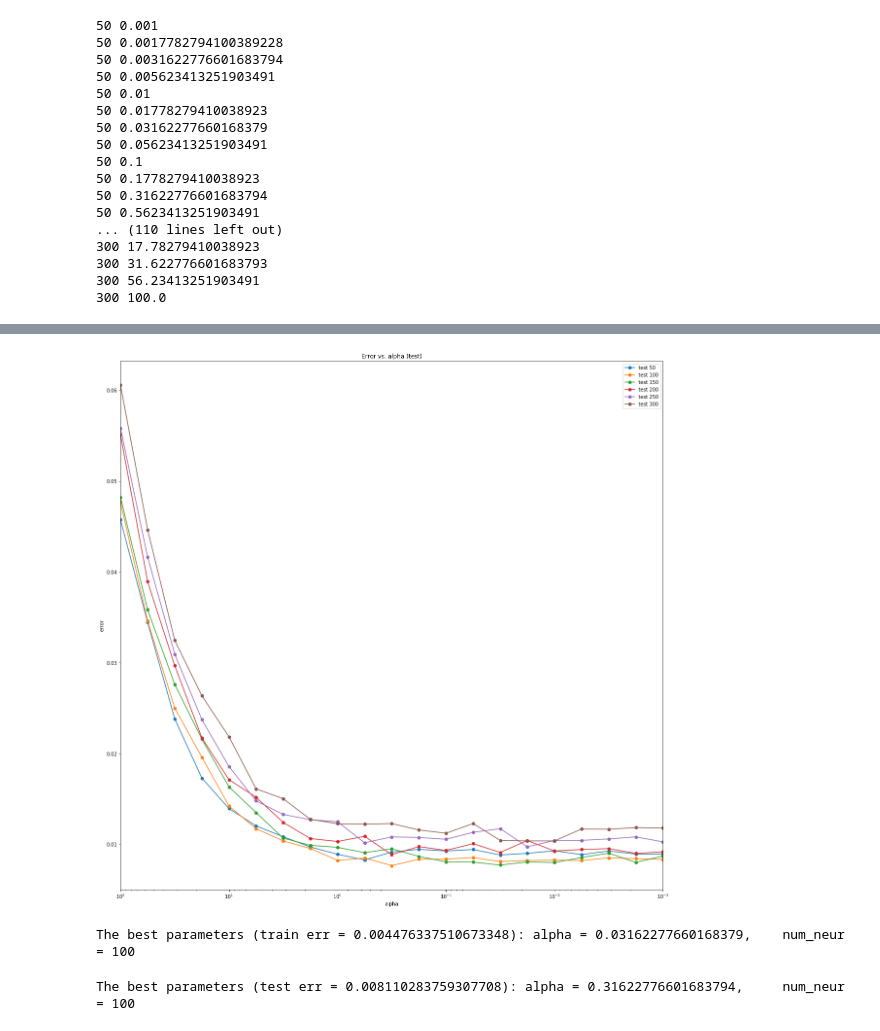
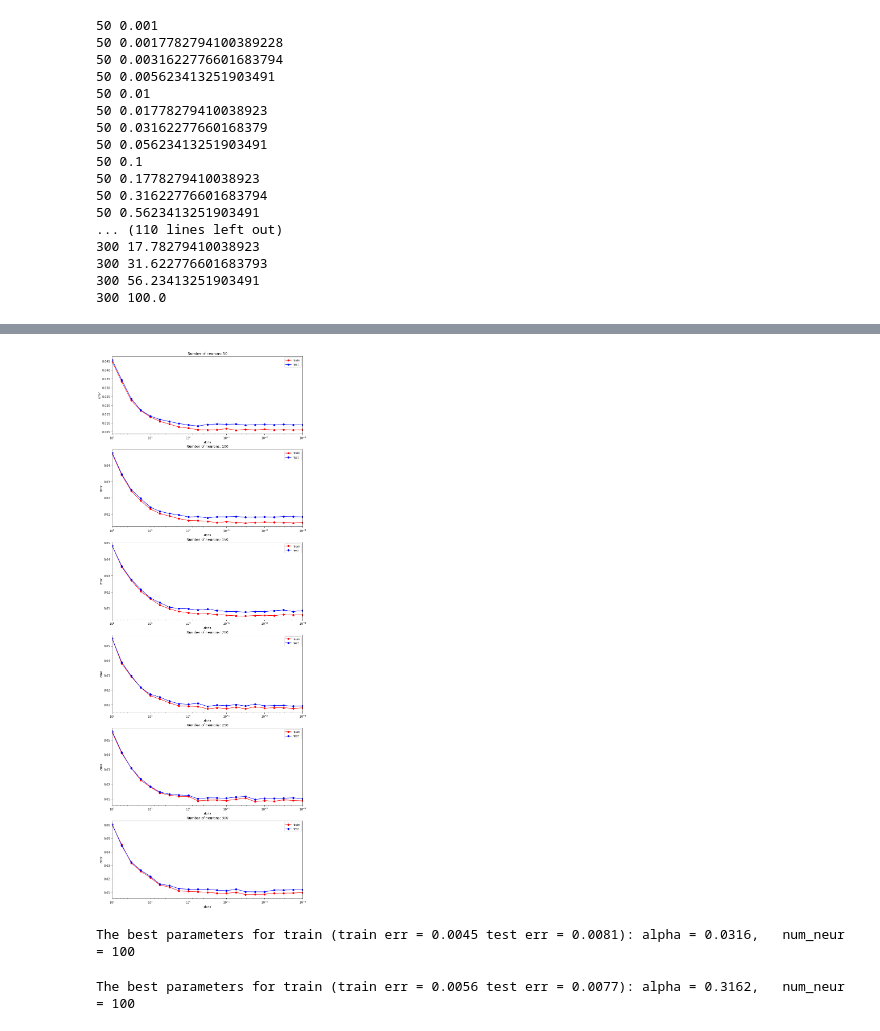
Before and after one commit to ABoltachev/Laba_1, a Jupyter notebook: Laba_1.ipynb, the cells around one changed output, grey strips where cells are left out. Saved outputs shown, nothing was run; the diff lists cells and outputs as text; code cells hidden in the pictures.

```diff
--- a/Laba_1.ipynb
+++ b/Laba_1.ipynb
@@ -693,13 +691,3 @@ for num_hidden_n in num_hidden_ns:
 300 31.622776601683793
 300 56.23413251903491
 300 100.0
-# %%
-plt.figure(figsize=(20, 20))
-for i, num_hidden_n in enumerate(num_hidden_ns):
-    plt.semilogx(alpha_arr, train_err[i], '-o', label=f'train {num_hidden_n}')
-plt.xlim([np.max(alpha_arr), np.min(alpha_arr)])
-plt.title('Error vs. alpha (train)')
-plt.xlabel('alpha')
-plt.ylabel('error')
-plt.legend()
-pass
@@ -708,15 +694,15 @@ pass
-# %%
-plt.figure(figsize=(20, 20))
-for i, num_hidden_n in enumerate(num_hidden_ns):
-    plt.semilogx(alpha_arr, test_err[i], '-o', label=f'test {num_hidden_n}')
-plt.xlim([np.max(alpha_arr), np.min(alpha_arr)])
-plt.title('Error vs. alpha (test)')
-plt.xlabel('alpha')
-plt.ylabel('error')
-plt.legend()
-pass
-# %% [output]
-[figure, removed]
+# %%
+fig, axs = plt.subplots(len(num_hidden_ns), figsize=(12, 35))
+for i, num_hidden_n in enumerate(num_hidden_ns):
+    axs[i].set_title(f'Number of neurons: {num_hidden_n}')
+    axs[i].semilogx(alpha_arr, train_err[i], 'r-o', label = 'train')
+    axs[i].semilogx(alpha_arr, test_err[i], 'b-o', label = 'test')
+    axs[i].set(xlabel='alpha', ylabel='error')
+    axs[i].set_xlim([np.max(alpha_arr), np.min(alpha_arr)])
+    axs[i].legend()
+pass
+# %% [output]
+[figure, added]
 # %%
 train_err_np = np.matrix(train_err)
 test_err_np = np.matrix(test_err)
@@ -725,16 +711,18 @@ js_min_train = train_err_np.argmin(1)
 tmp = np.array([train_err_np[i, j] for i, j in enumerate(js_min_train)])
 i_min_train = tmp.argmin()
 j_min_train = js_min_train[i_min_train, 0]
-print(f"The best parameters (train err = {train_err_np[i_min_train,j_min_train]}): "
-      f"alpha = {alpha_arr[j_min_train]},\tnum_neur = {num_hidden_ns[i_min_train]}")
+print(f"The best parameters for train (train err = {train_err_np[i_min_train,j_min_train]:3.4f} "
+      f"test err = {test_err_np[i_min_train,j_min_train]:3.4f}): "
+      f"alpha = {alpha_arr[j_min_train]:3.4f},\tnum_neur = {num_hidden_ns[i_min_train]}")
 # %% [output]
-The best parameters (train err = 0.004476337510673348): alpha = 0.03162277660168379,    num_neur = 100
+The best parameters for train (train err = 0.0045 test err = 0.0081): alpha = 0.0316,   num_neur = 100
 # %%
 js_min_test = test_err_np.argmin(1)
 tmp = np.array([test_err_np[i, j] for i, j in enumerate(js_min_test)])
 i_min_test = tmp.argmin()
 j_min_test = js_min_test[i_min_test, 0]
-print(f"The best parameters (test err = {test_err_np[i_min_train,j_min_train]}): "
-      f"alpha = {alpha_arr[j_min_test]},\tnum_neur = {num_hidden_ns[i_min_test]}")
+print(f"The best parameters for train (train err = {train_err_np[i_min_test,j_min_test]:3.4f} "
+      f"test err = {test_err_np[i_min_test,j_min_test]:3.4f}): "
+      f"alpha = {alpha_arr[j_min_test]:3.4f},\tnum_neur = {num_hidden_ns[i_min_test]}")
 # %% [output]
-The best parameters (test err = 0.008110283759307708): alpha = 0.31622776601683794,     num_neur = 100
+The best parameters for train (train err = 0.0056 test err = 0.0077): alpha = 0.3162,   num_neur = 100
```
Also changed, not shown: parts of 10 cells of this notebook, 2 other files.
